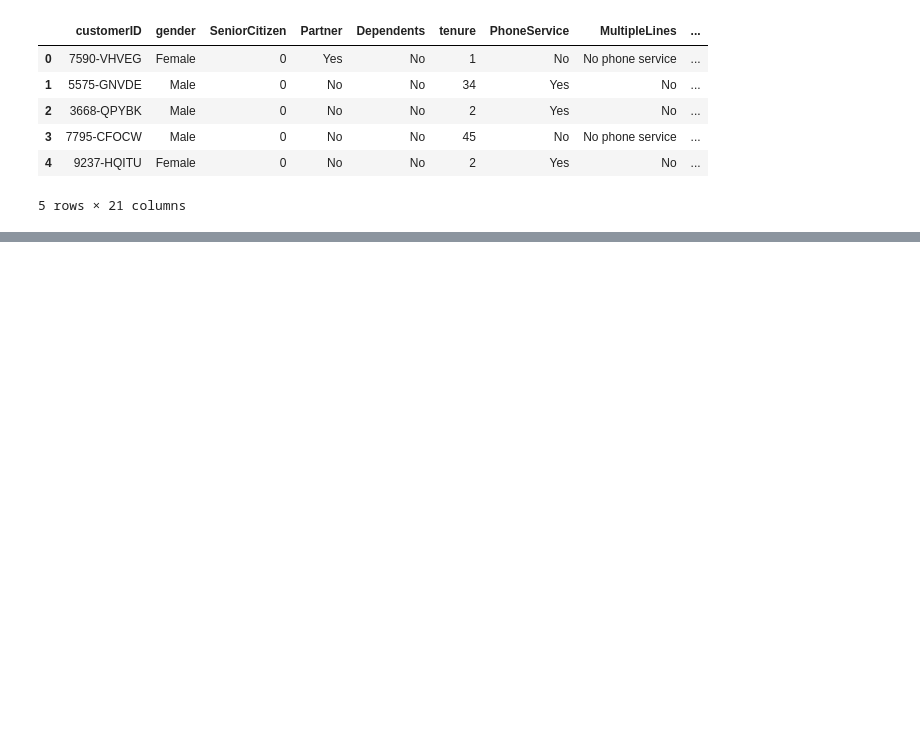
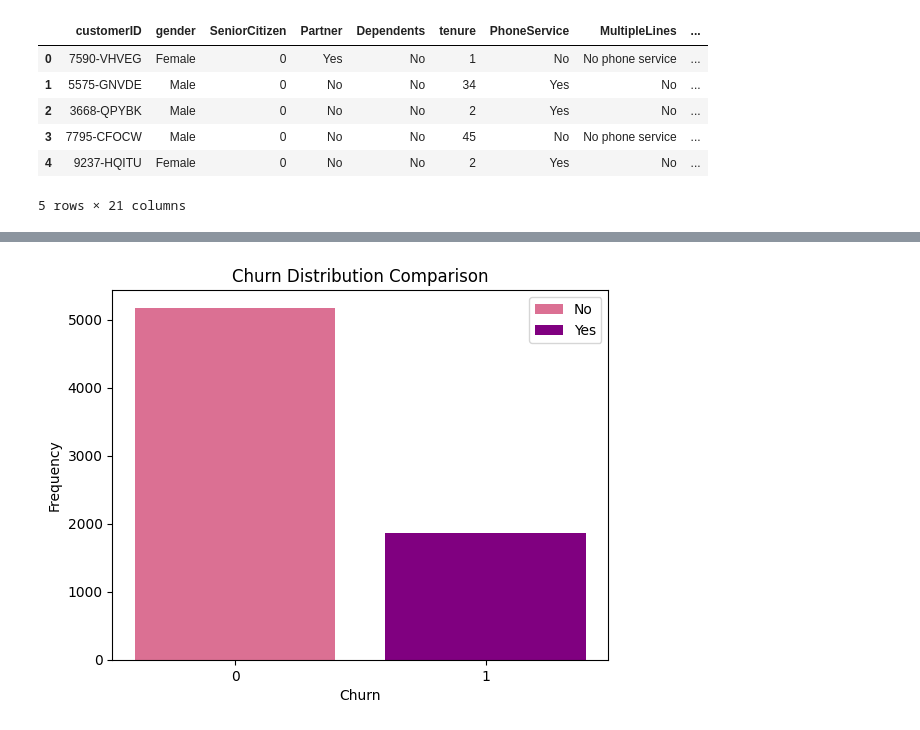
Before and after one commit to chanonchacharu/DM-TelcoChurnPrediction, a Jupyter notebook: churn-prediction-des434-data-analysis-and-ml.ipynb, the cells around one changed output, grey strips where cells are left out. Drawn from its saved outputs; the diff is of its cells as text; code cells hidden in the pictures; blank space fills up the shorter version.

```diff
--- a/churn-prediction-des434-data-analysis-and-ml.ipynb
+++ b/churn-prediction-des434-data-analysis-and-ml.ipynb
@@ -112,0 +161,20 @@ categorical_df = 'IDK'
+# %%
+from sklearn.preprocessing import LabelEncoder
+
+# Encoding the Categorical Data - including the Churn (Prediction Class)
+categorical_df = df.drop(columns = numerical_data_col, axis = 1).iloc[:,1:]
+original_categorical_columns = categorical_df.columns.tolist()
+
+label_encoders = {}
+label_to_original = {}
+
+# Apply LabelEncoder to each feature and store the direct conversion in a dictionary
+for column in categorical_df.select_dtypes(include=['object','int']).columns:
+    le = LabelEncoder()
+    categorical_df[column + '_Encoded'] = le.fit_transform(categorical_df[column])
+    label_encoders[column] = le
+    label_to_original[column] = dict(zip(le.transform(categorical_df[column]), categorical_df[column]))
+
+encoded_columns = [col for col in categorical_df.columns if col.endswith('Encoded')]
+
+categorical_df[encoded_columns].head()
@@ -112,0 +188,15 @@ categorical_df = 'IDK'
+# %%
+class_labels = label_to_original['Churn']
+categorical_df['Churn_Label'] = categorical_df['Churn_Encoded'].map(class_labels)
+value_counts = categorical_df['Churn_Encoded'].value_counts()
+
+unique_values = value_counts.index
+plt.bar(unique_values, value_counts, color=['palevioletred','purple'], tick_label=unique_values, label=class_labels.values())
+
+plt.xlabel('Churn')
+plt.ylabel('Frequency')
+plt.title('Churn Distribution Comparison')
+plt.legend()
+plt.show()
+# %% [output]
+[figure, added]
```
Also changed, not shown: parts of 24 cells of this notebook.
